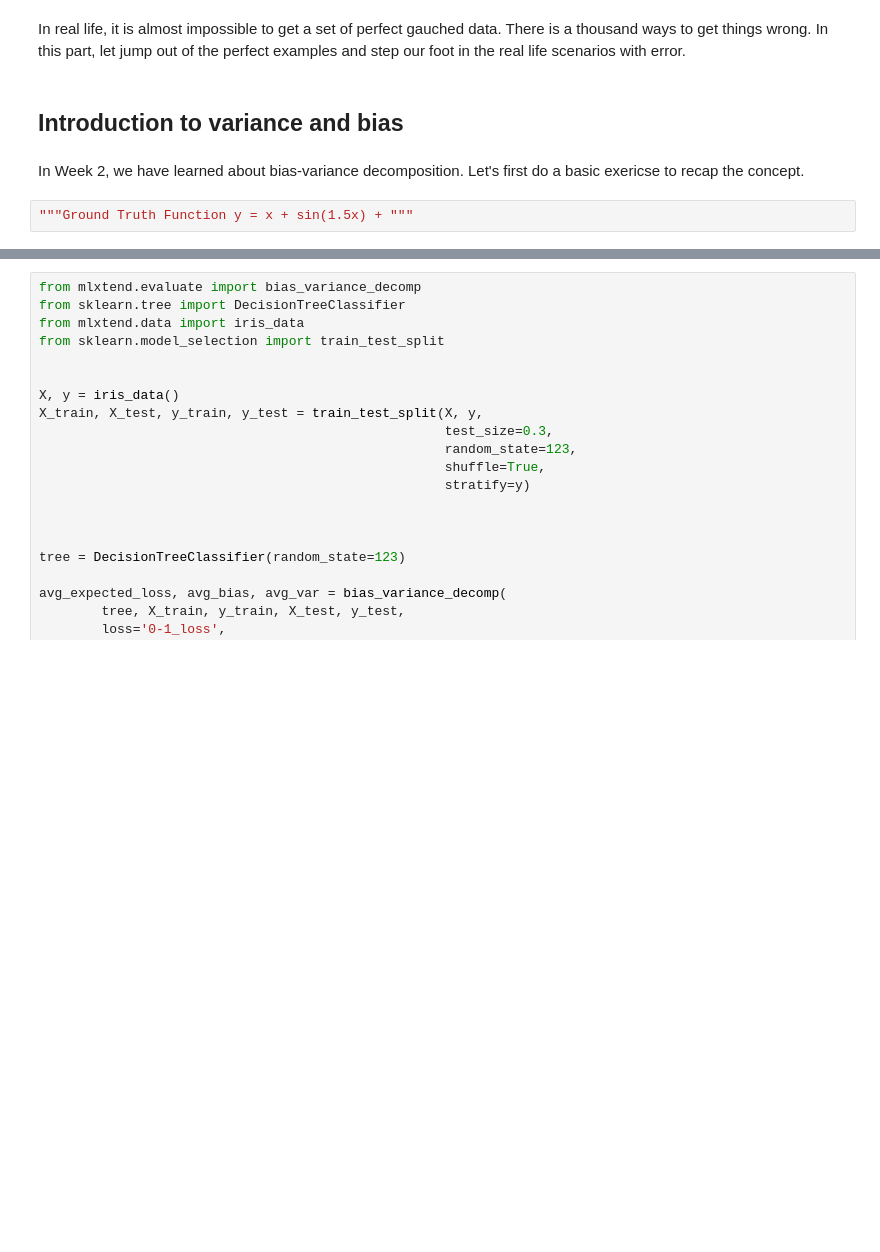
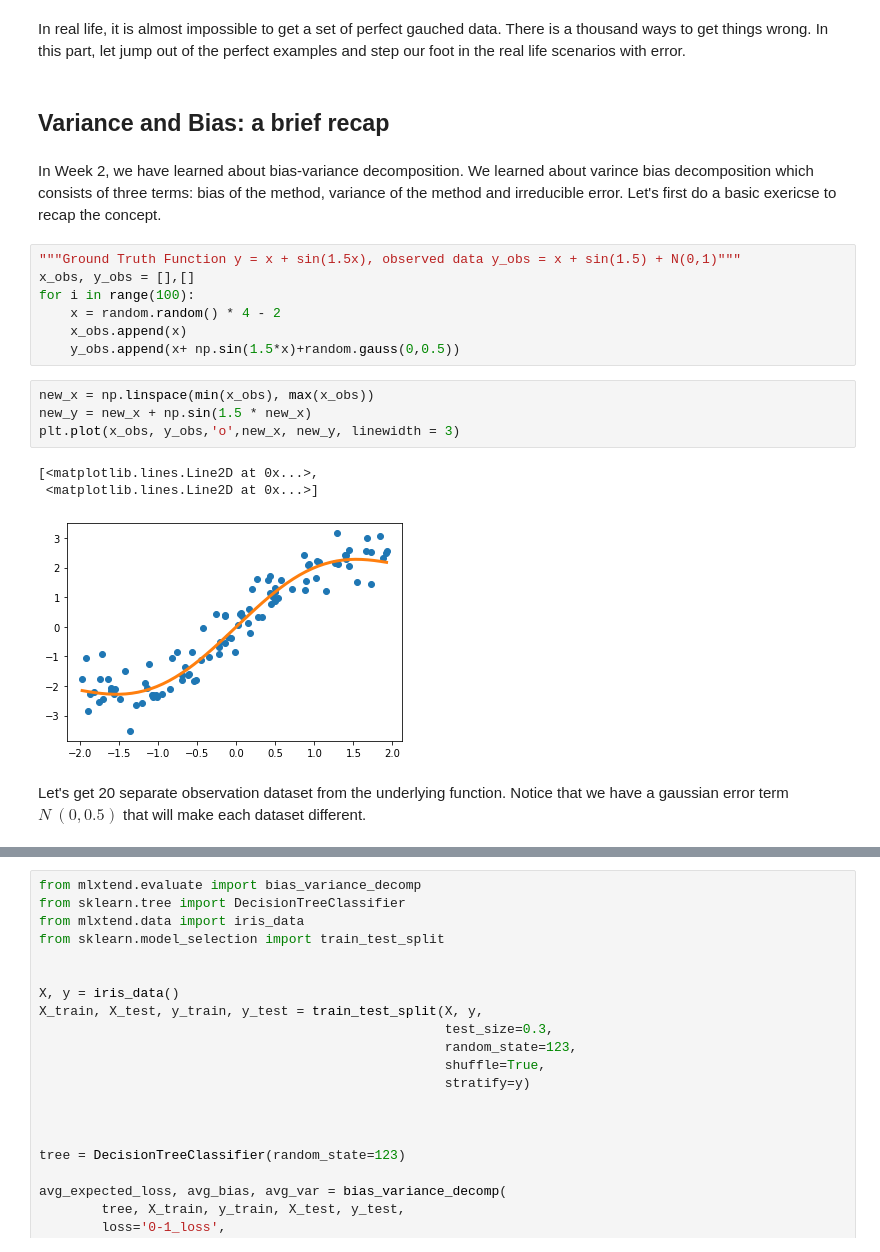
Before and after one commit to OscarXZQ/BaggingTutorial, a Jupyter notebook: Bagging.ipynb, the cells around one changed output, grey strips where cells are left out. Saved outputs shown, nothing was run; the diff lists cells and outputs as text; blank space fills up the shorter version.

```diff
--- a/Bagging.ipynb
+++ b/Bagging.ipynb
@@ -135,9 +135,24 @@ If we use degree 3,5,100, we will get the same result! Since we are ust putting
 ### ex.3. Error term
 # %% [markdown]
 In real life, it is almost impossible to get a set of perfect gauched data. There is a thousand ways to get things wrong. In this part, let jump out of the perfect examples and step our foot in the real life scenarios with error.
-# %% [markdown]
-## Introduction to variance and bias
+# %% [markdown]
+## Variance and Bias: a brief recap
 # %% [markdown]
-In Week 2, we have learned about bias-variance decomposition. Let's first do a basic exericse to recap the concept.
+In Week 2, we have learned about bias-variance decomposition. We learned about varince bias decomposition which consists of three terms: bias of the method, variance of the method and irreducible error. Let's first do a basic exericse to recap the concept.
-# %%
-"""Ground Truth Function y = x + sin(1.5x) + """
+# %%
+"""Ground Truth Function y = x + sin(1.5x), observed data y_obs = x + sin(1.5) + N(0,1)"""
+x_obs, y_obs = [],[]
+for i in range(100):
+    x = random.random() * 4 - 2
+    x_obs.append(x)
+    y_obs.append(x+ np.sin(1.5*x)+random.gauss(0,0.5))
+# %%
+new_x = np.linspace(min(x_obs), max(x_obs))
+new_y = new_x + np.sin(1.5 * new_x)
+plt.plot(x_obs, y_obs,'o',new_x, new_y, linewidth = 3)
+# %% [output]
+[<matplotlib.lines.Line2D at 0x...>,
+ <matplotlib.lines.Line2D at 0x...>]
+[figure, added]
+# %% [markdown]
+Let's get 20 separate observation dataset from the underlying function. Notice that we have a gaussian error term $N~(0,0.5)$ that will make each dataset different.
```
Also changed, not shown: parts of 9 cells of this notebook.
